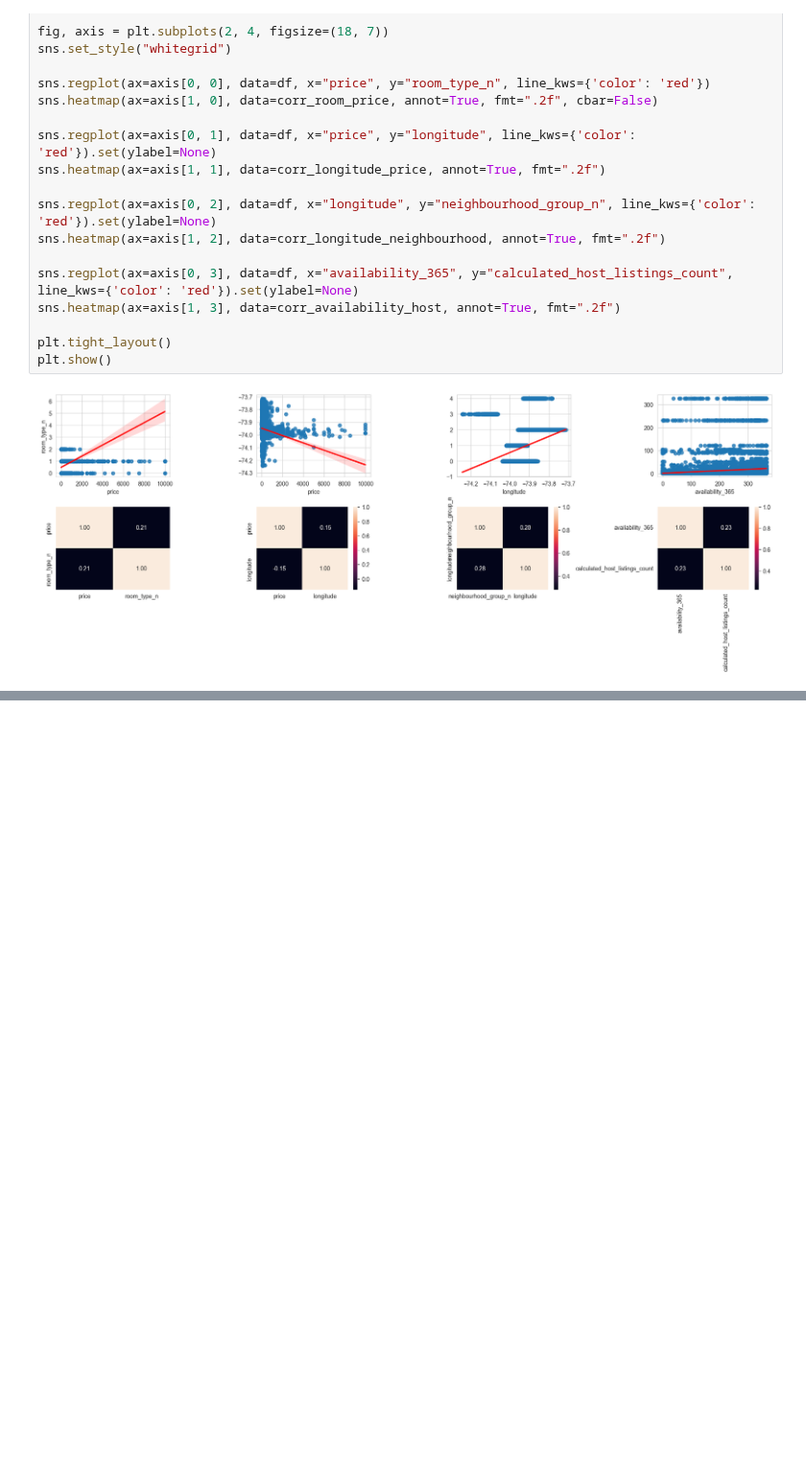
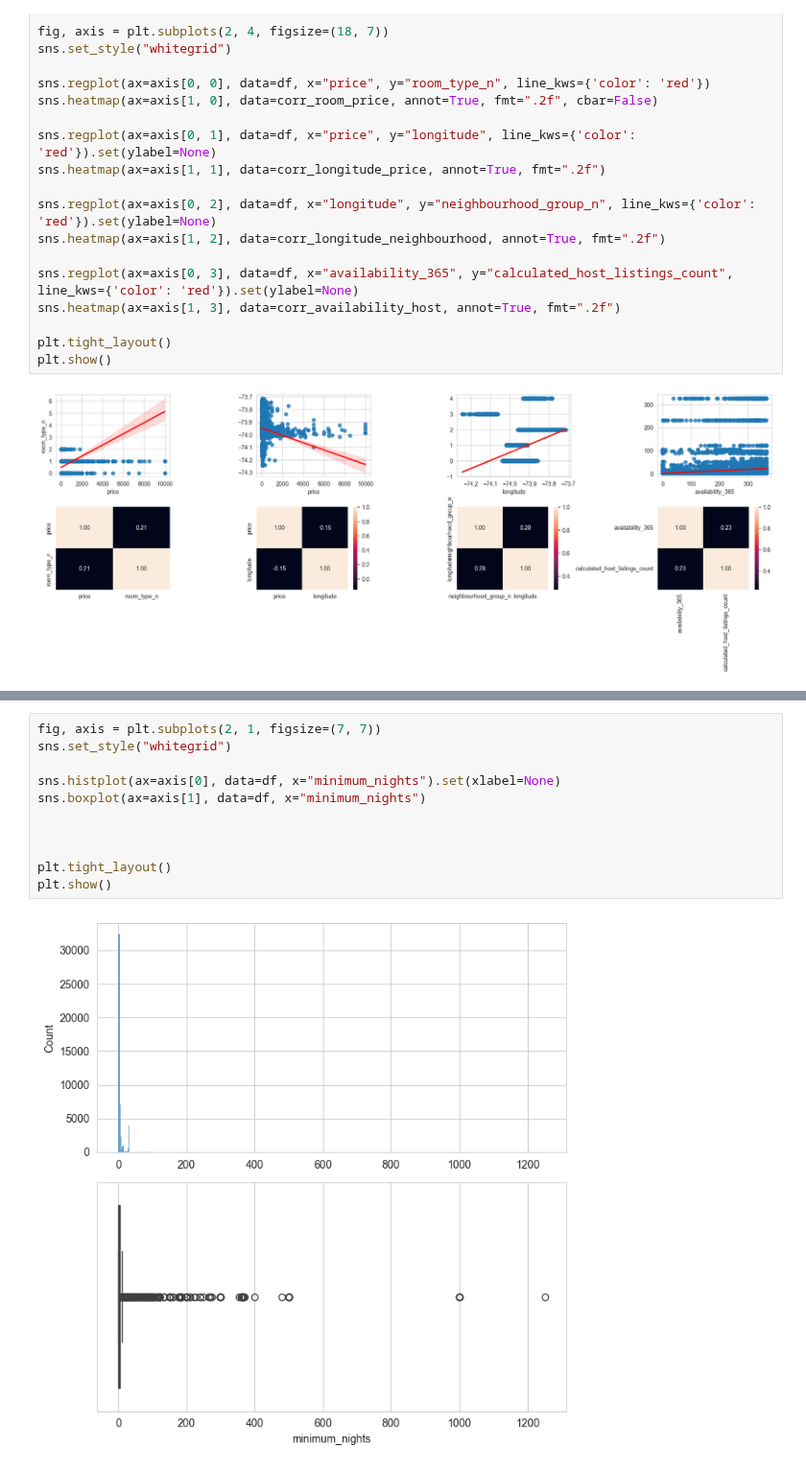
Before and after one commit to 4GeeksAcademy/sayons-intro-ml-new, a Jupyter notebook: src/eda-airbnd-ny.ipynb, the cells around one changed output, grey strips where cells are left out. Shown at 96% size. Saved outputs shown, nothing was run; the diff lists cells and outputs as text; blank space fills up the shorter version.

```diff
--- a/src/eda-airbnd-ny.ipynb
+++ b/src/eda-airbnd-ny.ipynb
@@ -382,0 +512,13 @@ plt.show()
+# %%
+fig, axis = plt.subplots(2, 1, figsize=(7, 7))
+sns.set_style("whitegrid")
+
+sns.histplot(ax=axis[0], data=df, x="minimum_nights").set(xlabel=None)
+sns.boxplot(ax=axis[1], data=df, x="minimum_nights")
+
+
+
+plt.tight_layout()
+plt.show()
+# %% [output]
+[figure, added]
```
Also changed, not shown: parts of 40 cells of this notebook.
